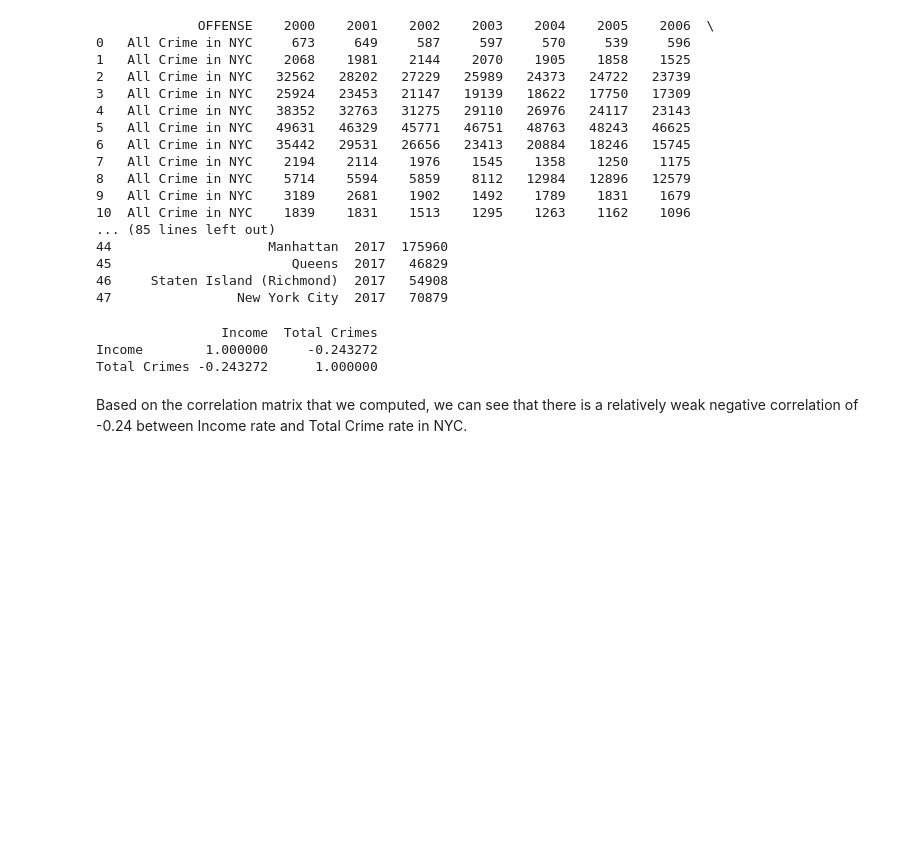
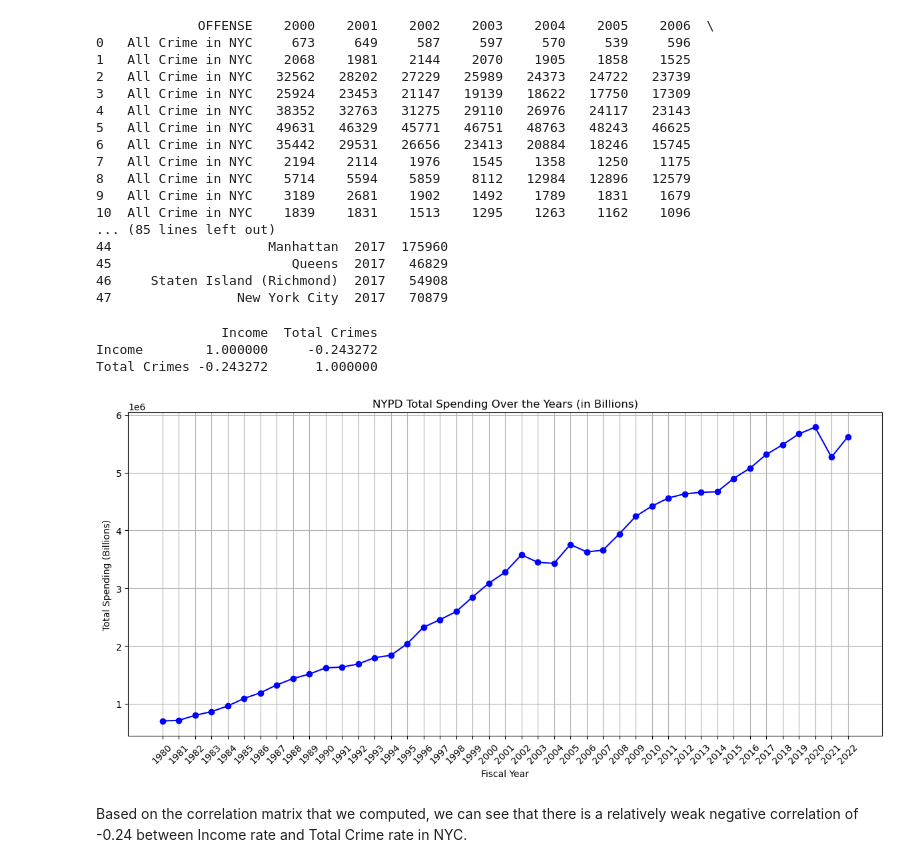
Before and after one commit to anikasparkle22/Info2950_final, a Jupyter notebook: Info 2950 Final.ipynb, the cells around one changed output. Saved outputs shown, nothing was run; the diff lists cells and outputs as text; code cells hidden in the pictures; blank space fills up the shorter version.

Commit message:
visualizing spending

```diff
--- a/Info 2950 Final.ipynb
+++ b/Info 2950 Final.ipynb
@@ -582,6 +582,22 @@ print(correlation_matrix)
                 Income  Total Crimes
 Income        1.000000     -0.243272
 Total Crimes -0.243272      1.000000
+# %%
+#VISUALIZING NYC POLICE SPENDING
+
+police_spending = pd.read_csv('NYPD_Spending.csv')
+
+
+plt.figure(figsize=(12, 6))
+plt.plot(police_spending['Fiscal Year'], police_spending['Total Spending'], marker='o', color='b')
+plt.title('NYPD Total Spending Over the Years (in Billions)')
+plt.xlabel('Fiscal Year')
+plt.ylabel('Total Spending (Billions)')
+plt.grid(True)
+plt.xticks(police_spending['Fiscal Year'], rotation=45)
+plt.tight_layout()
+# %% [output]
+[figure, added]
 # %% [markdown]
 <p>Based on the correlation matrix that we computed, we can see that there is a relatively weak negative correlation of -0.24 between Income rate and Total Crime rate in NYC.</p>
 # %% [markdown]
```
